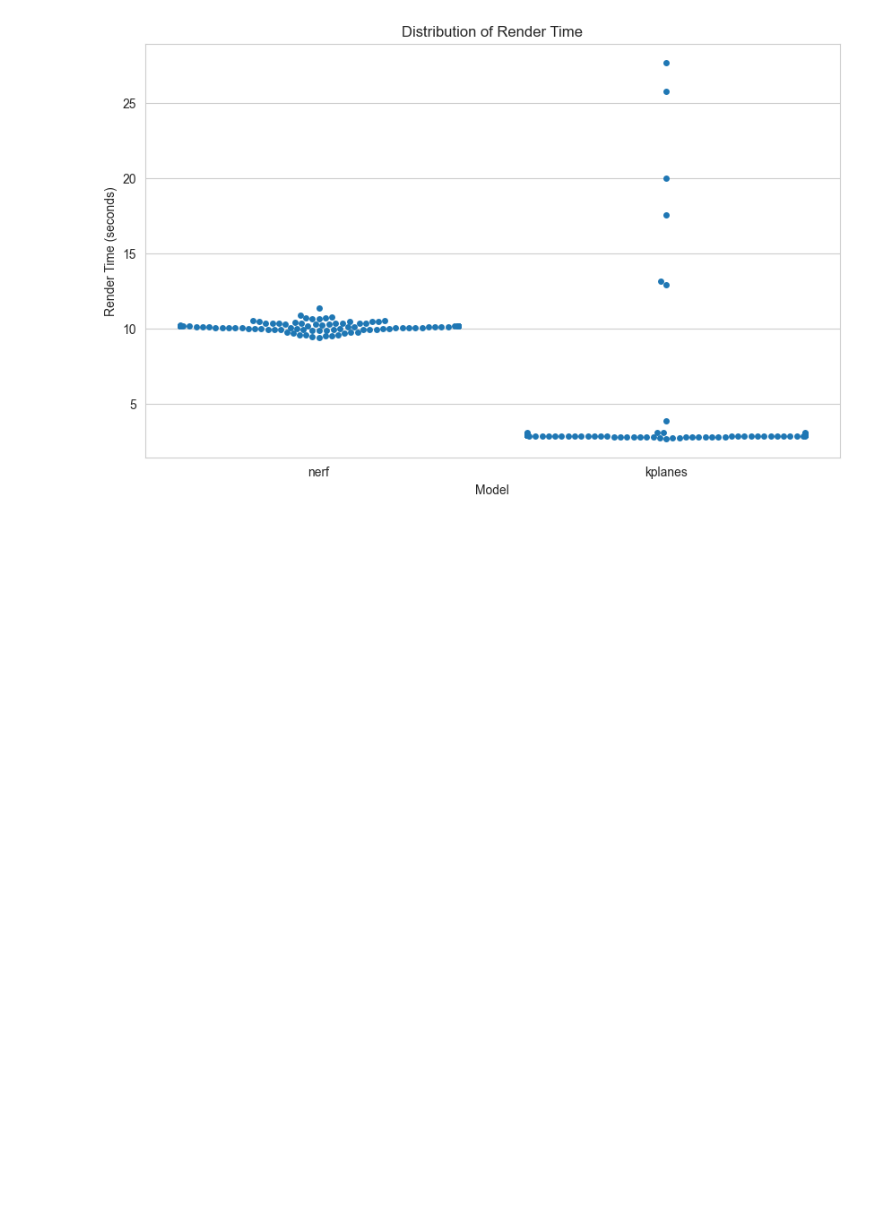
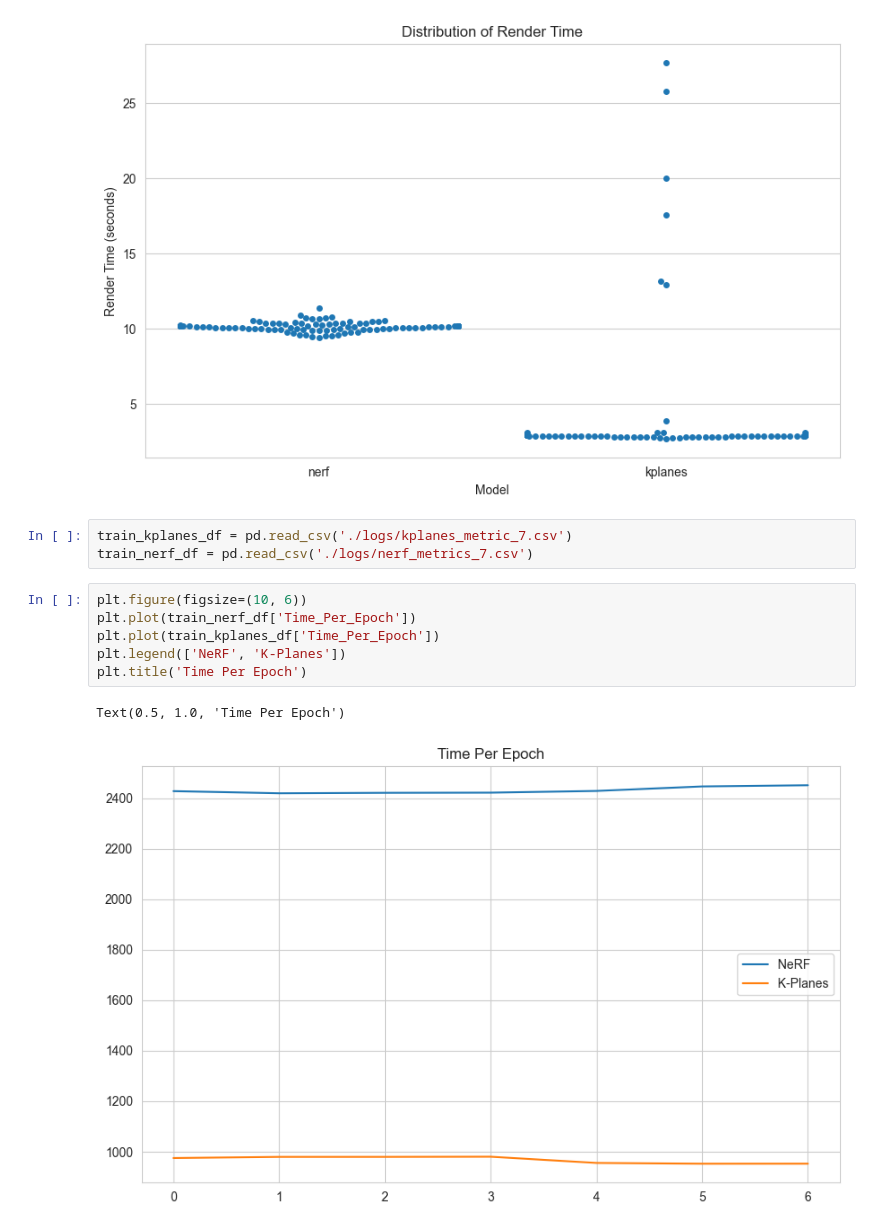
Before and after one commit to VRX2314/NeRF-KPlanes-SemX, a Jupyter notebook: full_pipe.ipynb, the cells around one changed output. Drawn from its saved outputs; the diff is of its cells as text; blank space fills up the shorter version.

```diff
--- a/full_pipe.ipynb
+++ b/full_pipe.ipynb
@@ -568,3 +600,15 @@ plt.xlabel('Model')
 plt.show()
 # %% [output]
 [figure]
+# %%
+train_kplanes_df = pd.read_csv('./logs/kplanes_metric_7.csv')
+train_nerf_df = pd.read_csv('./logs/nerf_metrics_7.csv')
+# %%
+plt.figure(figsize=(10, 6))
+plt.plot(train_nerf_df['Time_Per_Epoch'])
+plt.plot(train_kplanes_df['Time_Per_Epoch'])
+plt.legend(['NeRF', 'K-Planes'])
+plt.title('Time Per Epoch')
+# %% [output]
+Text(0.5, 1.0, 'Time Per Epoch')
+[figure, added]
```
Also changed, not shown: parts of 17 cells of this notebook, 7 other files.
